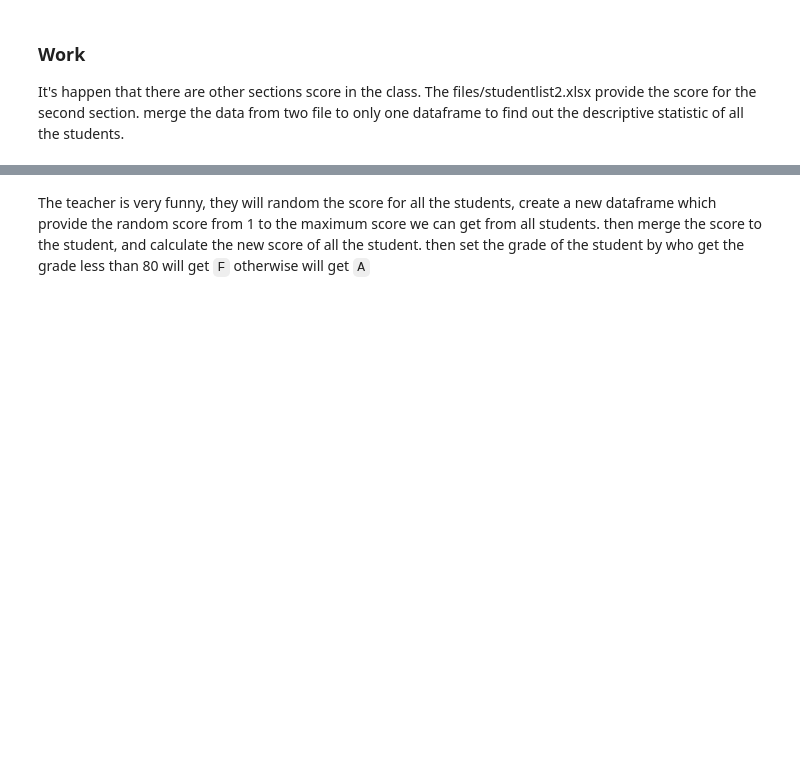
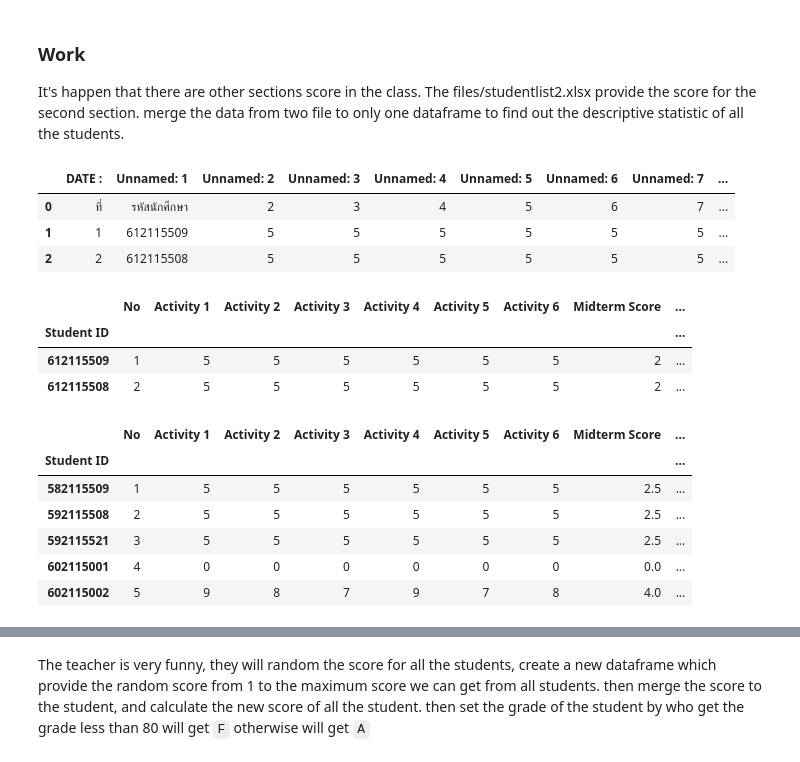
Before and after one commit to Natchar1/LectureNote_660632028, a Jupyter notebook: 08. Data Wrangling/08. Data Wrangling.ipynb, the cells around one changed output, grey strips where cells are left out. Drawn from its saved outputs; the diff is of its cells as text; code cells hidden in the pictures; blank space fills up the shorter version.

```diff
--- a/08. Data Wrangling/08. Data Wrangling.ipynb
+++ b/08. Data Wrangling/08. Data Wrangling.ipynb
@@ -277,3 +708,47 @@ result.unstack()
 # %% [markdown]
 ### Work
 It's happen that there are other sections score in the class. The files/studentlist2.xlsx provide the score for the second section. merge the data from two file to only one dataframe to find out the descriptive statistic of all the students.
+# %%
+file_path_2 = 'C:/Users/Dell/Desktop/LectureNote/LectureNote_660632028/08. Data Wrangling/files/studentlist2.xlsx'
+student_data_2 = pd.read_excel(file_path_2, skiprows=5)
+
+student_data_2.head()
+# %% [output]
+|  | DATE : | Unnamed: 1 | Unnamed: 2 | Unnamed: 3 | Unnamed: 4 | Unnamed: 5 | Unnamed: 6 | Unnamed: 7 | ... |
+| 0 | ที่ | รหัสนักศึกษา | 2 | 3 | 4 | 5 | 6 | 7 | ... |
+| 1 | 1 | 612115509 | 5 | 5 | 5 | 5 | 5 | 5 | ... |
+| 2 | 2 | 612115508 | 5 | 5 | 5 | 5 | 5 | 5 | ... |
+# %%
+student_data_2.columns = [
+    'No', 'Student ID',
+    'Activity 1', 'Activity 2', 'Activity 3', 'Activity 4', 'Activity 5', 'Activity 6',
+    'Midterm Score'
+]
+
+student_data_2_cleaned = student_data_2.drop(0).reset_index(drop=True)
+
+student_data_2_cleaned.set_index('Student ID', inplace=True)
+
+activity_columns_2 = ['Activity 1', 'Activity 2', 'Activity 3', 'Activity 4', 'Activity 5', 'Activity 6', 'Midterm Score']
+student_data_2_cleaned[activity_columns_2] = student_data_2_cleaned[activity_columns_2].apply(pd.to_numeric, errors='coerce')
+
+student_data_2_cleaned['Total Score'] = student_data_2_cleaned[activity_columns_2].sum(axis=1)
+
+student_data_2_cleaned.head()
+# %% [output]
+|  | No | Activity 1 | Activity 2 | Activity 3 | Activity 4 | Activity 5 | Activity 6 | Midterm Score | ... |
+| Student ID |  |  |  |  |  |  |  |  | ... |
+| 612115509 | 1 | 5 | 5 | 5 | 5 | 5 | 5 | 2 | ... |
+| 612115508 | 2 | 5 | 5 | 5 | 5 | 5 | 5 | 2 | ... |
+# %%
+merged_df = pd.concat([student_data_cleaned, student_data_2_cleaned], axis=0)
+
+merged_df.head()
+# %% [output]
+|  | No | Activity 1 | Activity 2 | Activity 3 | Activity 4 | Activity 5 | Activity 6 | Midterm Score | ... |
+| Student ID |  |  |  |  |  |  |  |  | ... |
+| 582115509 | 1 | 5 | 5 | 5 | 5 | 5 | 5 | 2.5 | ... |
+| 592115508 | 2 | 5 | 5 | 5 | 5 | 5 | 5 | 2.5 | ... |
+| 592115521 | 3 | 5 | 5 | 5 | 5 | 5 | 5 | 2.5 | ... |
+| 602115001 | 4 | 0 | 0 | 0 | 0 | 0 | 0 | 0.0 | ... |
+| 602115002 | 5 | 9 | 8 | 7 | 9 | 7 | 8 | 4.0 | ... |
```
Also changed, not shown: parts of 68 cells of this notebook, 3 other files.
